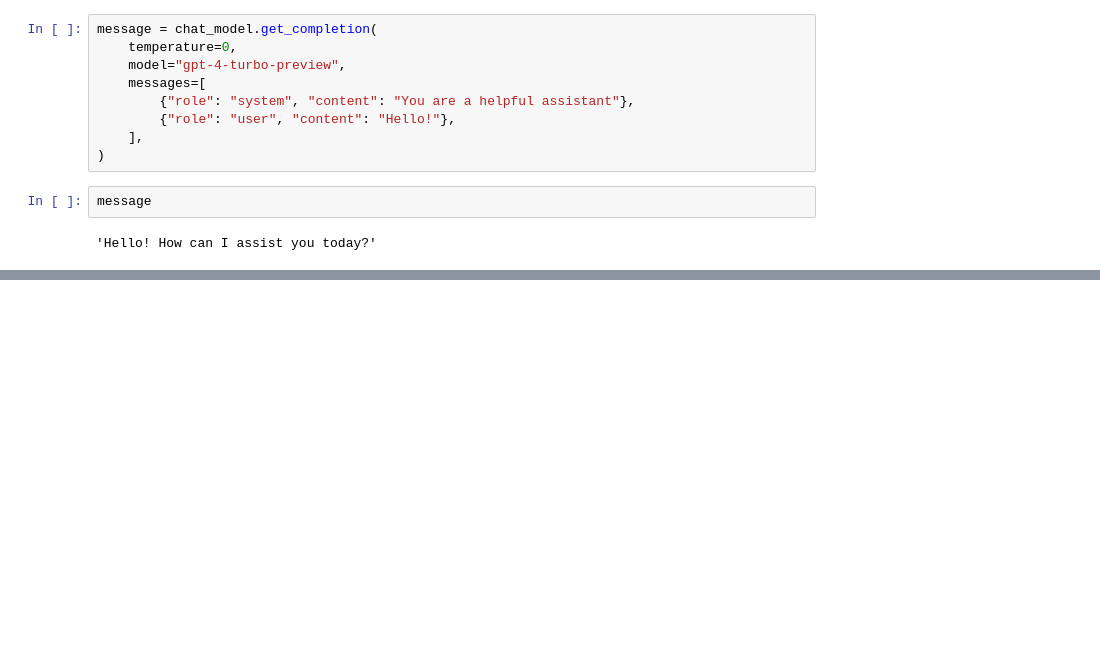
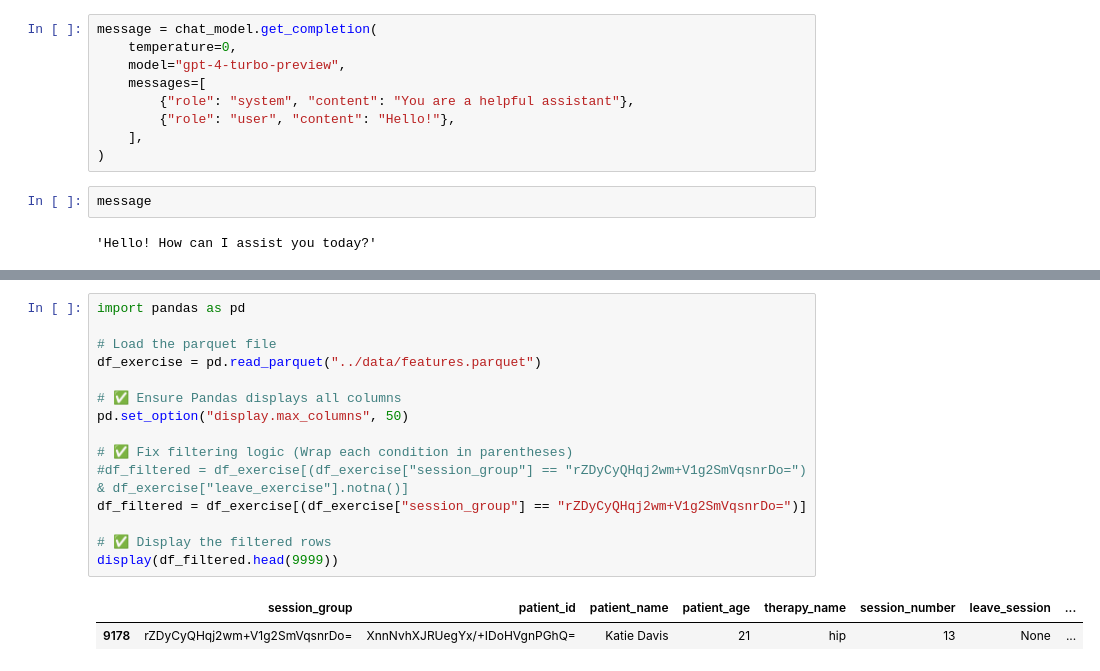
Before and after one commit to joaovasco01/Data-Transformation-and-AI-Message-Generation-Pipeline, a Jupyter notebook: ml-engineer-test/notebooks/starter.ipynb, the cells around one changed output, grey strips where cells are left out. Drawn from its saved outputs; the diff is of its cells as text; blank space fills up the shorter version.

```diff
--- a/ml-engineer-test/notebooks/starter.ipynb
+++ b/ml-engineer-test/notebooks/starter.ipynb
@@ -41,0 +97,18 @@ message
+# %%
+import pandas as pd
+
+# Load the parquet file
+df_exercise = pd.read_parquet("../data/features.parquet")
+
+# ✅ Ensure Pandas displays all columns
+pd.set_option("display.max_columns", 50)
+
+# ✅ Fix filtering logic (Wrap each condition in parentheses)
+#df_filtered = df_exercise[(df_exercise["session_group"] == "rZDyCyQHqj2wm+V1g2SmVqsnrDo=") & df_exercise["leave_exercise"].notna()]
+df_filtered = df_exercise[(df_exercise["session_group"] == "rZDyCyQHqj2wm+V1g2SmVqsnrDo=")]
+
+# ✅ Display the filtered rows
+display(df_filtered.head(9999))
+# %% [output]
+|  | session_group | patient_id | patient_name | patient_age | therapy_name | session_number | leave_session | ... |
+| 9178 | rZDyCyQHqj2wm+V1g2SmVqsnrDo= | XnnNvhXJRUegYx/+IDoHVgnPGhQ= | Katie Davis | 21 | hip | 13 | None | ... |
```
Also changed, not shown: parts of 6 cells of this notebook, 2 other files.
